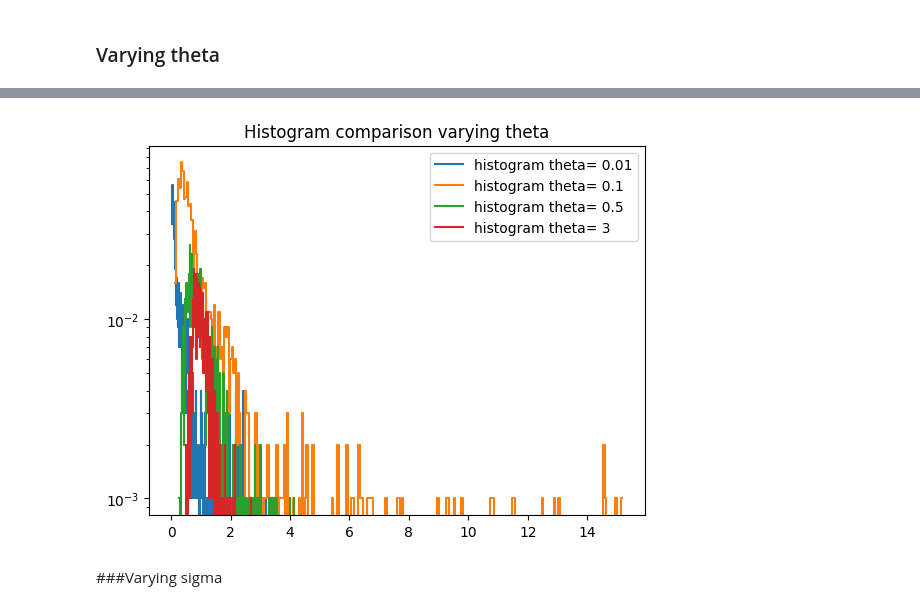
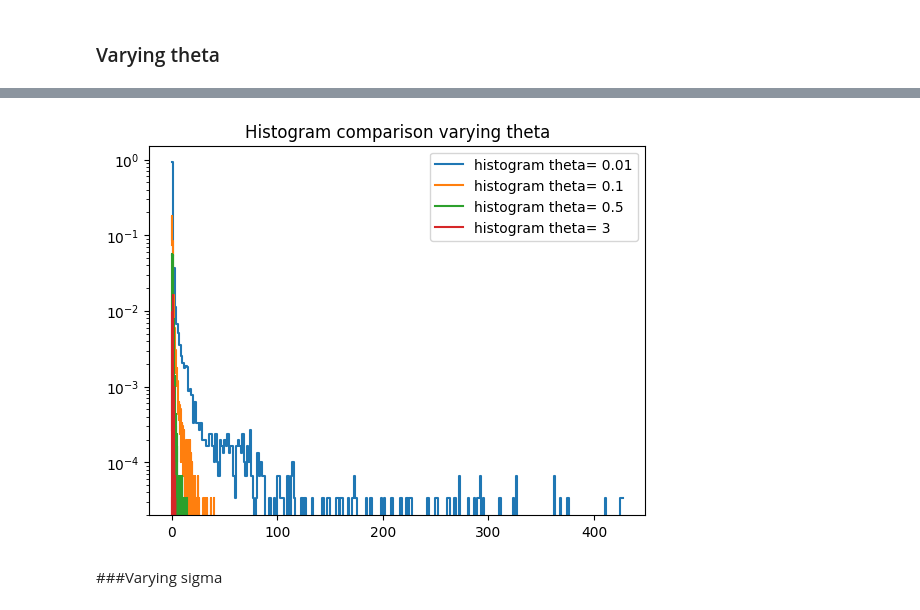
Before and after one commit to falric05/AII-Flare-prediction, a Jupyter notebook: notebooks/AI_ind_data.ipynb, the cells around one changed output, grey strips where cells are left out. Saved outputs shown, nothing was run; the diff lists cells and outputs as text; code cells hidden in the pictures.

```diff
--- a/notebooks/AI_ind_data.ipynb
+++ b/notebooks/AI_ind_data.ipynb
@@ -94,0 +67,13 @@ In the following paragraph the data generated are carefully inspected, in partic
+# %%
+# initialize data loader
+data_loader = DataLoader(run=30, N=1000, override=True,
+                         s=[0.3,0.4,0.5,0.6],
+                         t=[0.01,0.1,0.5,3],
+                         m=[0.8,0.9,1,1.1],
+                         d=[0.01, 0.05, 0.1, 0.2, 0.25, 0.3, 0.4, 0.5, 0.6, 0.7])
+# get the grid
+grid, _ = data_loader.get_grid()
+# get params dictionary
+params = data_loader.get_params()
+print('Parameters that can change values:')
+params
@@ -121,3 +138,4 @@ fplt.histogram_next_given_actual(grid, params, nbins=300, run=run, sigma=sigma,
 # poi gli istogrammi per quella variazione di parametro su tutte le run
 # %%
-fplt.plot_grid_datapoints(grid, params, mu=mu, sigma=sigma, theta=theta, delta=delta, num_run = 5, variation='theta')
+run, mu, sigma, delta = 3, 1, 0.5, 0.2
+fplt.plot_grid_datapoints(grid, params, run=run, mu=mu, sigma=sigma, theta=theta, delta=delta, variation='theta')
@@ -124,7 +144,7 @@ fplt.plot_grid_datapoints(grid, params, mu=mu, sigma=sigma, theta=theta, delta=d
 # %%
 title = 'Histogram comparison varying theta'
-fplt.plot_histograms(grid, params, nbins=300, sigma=sigma, mu=mu, delta=delta, variation='theta', on_run=True, title=title);
+fplt.plot_histograms(grid, params, nbins=300, sigma=sigma, mu=mu, delta=delta, variation='theta', on_run=False, title=title);
 # %% [output]
-[figure, old version]
+[figure, new version]
 # %% [markdown]
 ###Varying sigma
```
Also changed, not shown: parts of 30 cells of this notebook, 3 other files.
